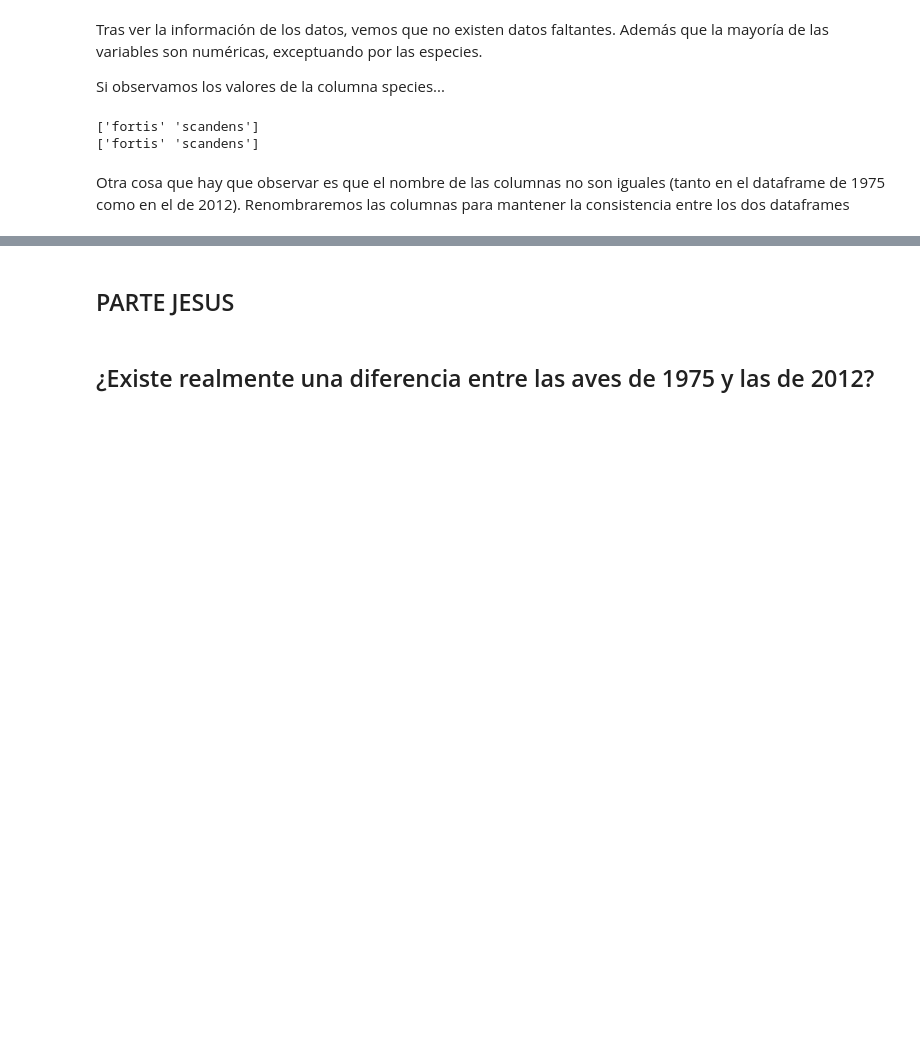
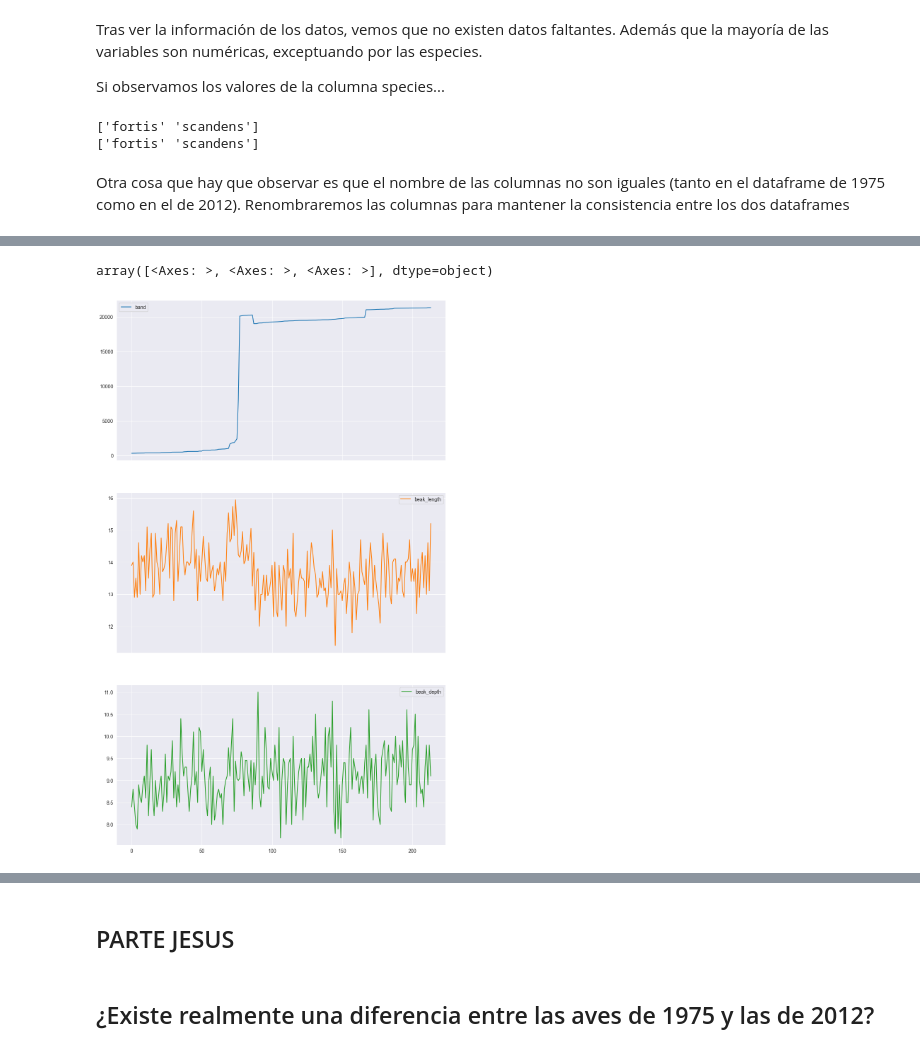
Before and after one commit to jmartingv/proyecto-probstats-mcd, a Jupyter notebook: proyecto.ipynb, the cells around one changed output, grey strips where cells are left out. Drawn from its saved outputs; the diff is of its cells as text; code cells hidden in the pictures; blank space fills up the shorter version.

```diff
--- a/proyecto.ipynb
+++ b/proyecto.ipynb
@@ -120,0 +173,13 @@ df_2012.rename(
+# %%
+# Primero, agreguemos una columna para diferenciar los datos de 1975 y 2012
+df_1975['year'] = 1975
+df_2012['year'] = 2012
+# %%
+# Filttremos los dataframes para la especie 'Scandens' y concatémoslo en un solo dataset
+
+df_1975_scandens = df_1975[df_1975['species']=='scandens']
+df_2012_scandens = df_2012[df_2012['species']=='scandens']
+
+df_scandens = pd.concat([df_1975_scandens, df_2012_scandens], ignore_index=True)
+
+df_scandens
@@ -120,0 +216,8 @@ df_2012.rename(
+# %%
+df_scandens_plot = df_scandens.copy()
+df_scandens_plot = df_scandens_plot.drop(['year'], axis=1)
+
+df_scandens_plot.plot(figsize=(12, 20), subplots=True)
+# %% [output]
+array([<Axes: >, <Axes: >, <Axes: >], dtype=object)
+[figure, added]
```
Also changed, not shown: parts of 13 cells of this notebook.
